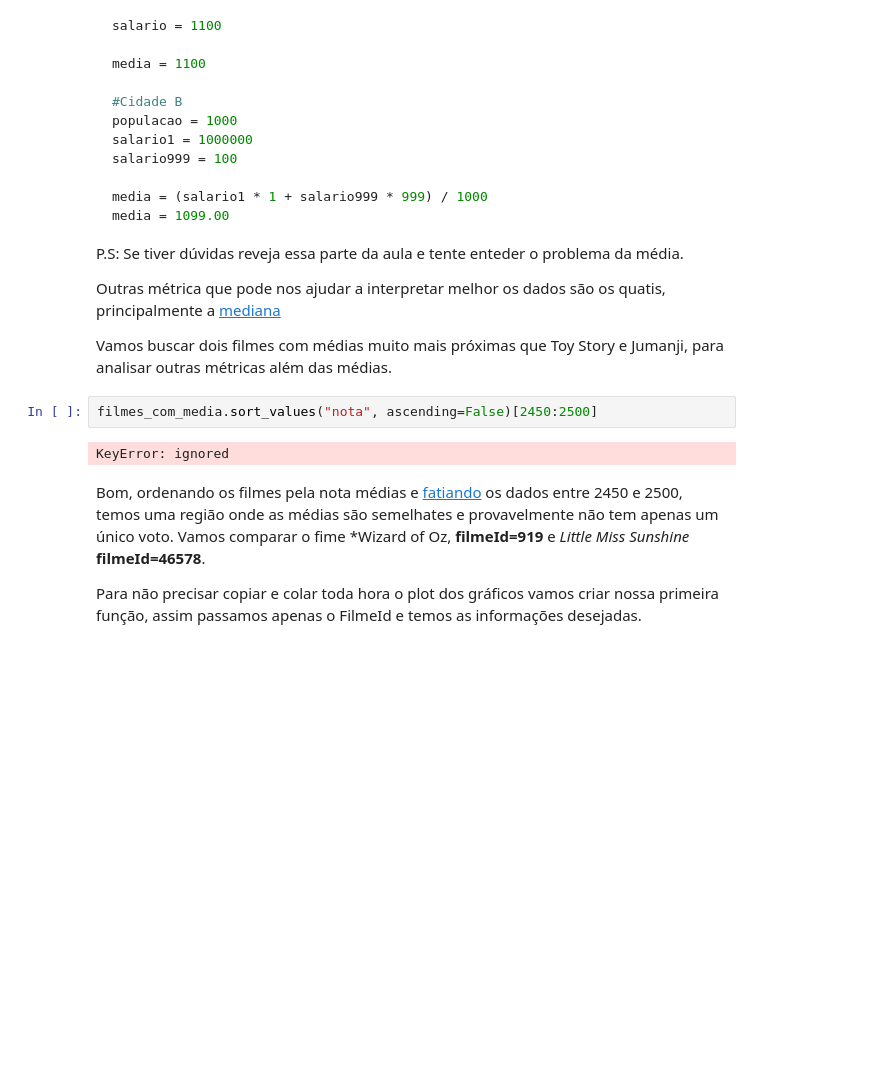
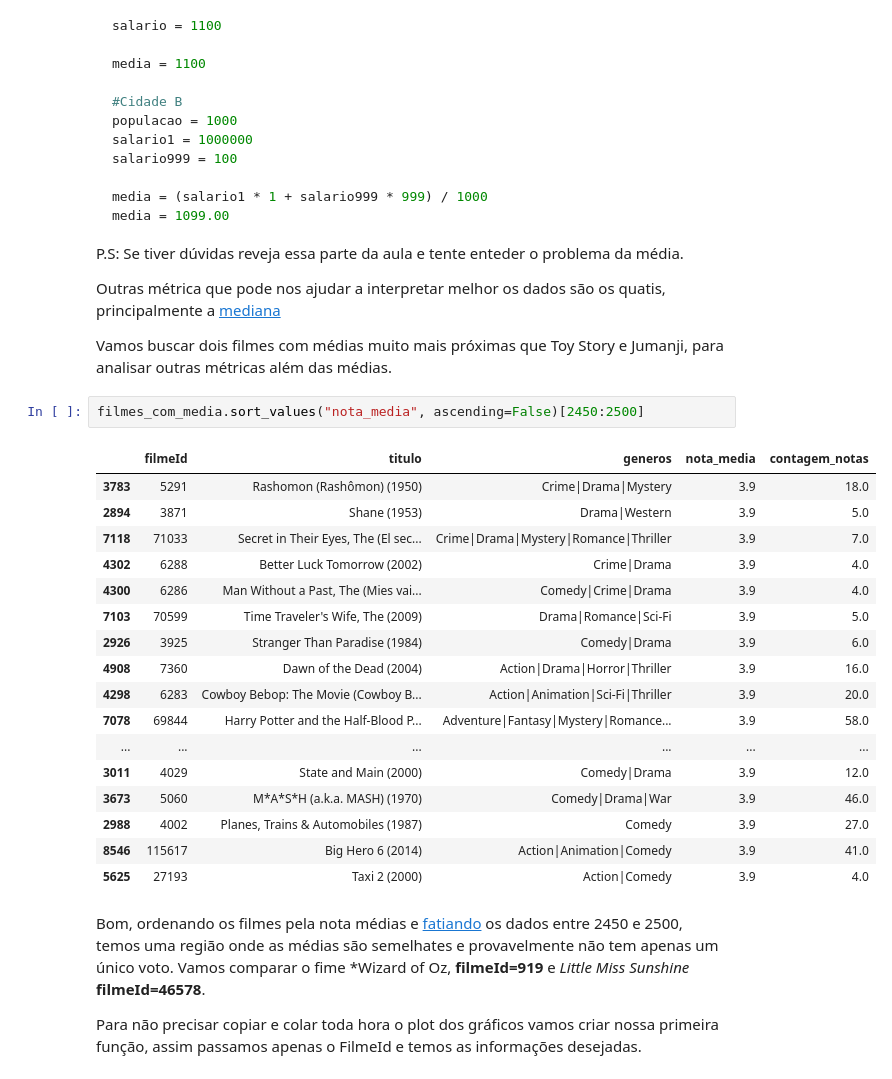
Before and after one commit to LucasDatilioCarderelli/-QuarentenaDados, a Jupyter notebook: _QuarentenaDados_Aula01_&_02_Lucas_D_C_.ipynb, the cells around one changed output. Cells and saved outputs as stored; diff of their text form; blank space fills up the shorter version.

```diff
--- a/_QuarentenaDados_Aula01_&_02_Lucas_D_C_.ipynb
+++ b/_QuarentenaDados_Aula01_&_02_Lucas_D_C_.ipynb
@@ -786,9 +786,25 @@ Outras métrica que pode nos ajudar a interpretar melhor os dados são os quatis
 
 Vamos buscar dois filmes com médias muito mais próximas que Toy Story e Jumanji, para analisar outras métricas além das médias.
 # %%
-filmes_com_media.sort_values("nota", ascending=False)[2450:2500]
+filmes_com_media.sort_values("nota_media", ascending=False)[2450:2500]
 # %% [output]
-KeyError: ignored
+|  | filmeId | titulo | generos | nota_media | contagem_notas |
+| 3783 | 5291 | Rashomon (Rashômon) (1950) | Crime|Drama|Mystery | 3.9 | 18.0 |
+| 2894 | 3871 | Shane (1953) | Drama|Western | 3.9 | 5.0 |
+| 7118 | 71033 | Secret in Their Eyes, The (El sec... | Crime|Drama|Mystery|Romance|Thriller | 3.9 | 7.0 |
+| 4302 | 6288 | Better Luck Tomorrow (2002) | Crime|Drama | 3.9 | 4.0 |
+| 4300 | 6286 | Man Without a Past, The (Mies vai... | Comedy|Crime|Drama | 3.9 | 4.0 |
+| 7103 | 70599 | Time Traveler's Wife, The (2009) | Drama|Romance|Sci-Fi | 3.9 | 5.0 |
+| 2926 | 3925 | Stranger Than Paradise (1984) | Comedy|Drama | 3.9 | 6.0 |
+| 4908 | 7360 | Dawn of the Dead (2004) | Action|Drama|Horror|Thriller | 3.9 | 16.0 |
+| 4298 | 6283 | Cowboy Bebop: The Movie (Cowboy B... | Action|Animation|Sci-Fi|Thriller | 3.9 | 20.0 |
+| 7078 | 69844 | Harry Potter and the Half-Blood P... | Adventure|Fantasy|Mystery|Romance... | 3.9 | 58.0 |
+| ... | ... | ... | ... | ... | ... |
+| 3011 | 4029 | State and Main (2000) | Comedy|Drama | 3.9 | 12.0 |
+| 3673 | 5060 | M*A*S*H (a.k.a. MASH) (1970) | Comedy|Drama|War | 3.9 | 46.0 |
+| 2988 | 4002 | Planes, Trains & Automobiles (1987) | Comedy | 3.9 | 27.0 |
+| 8546 | 115617 | Big Hero 6 (2014) | Action|Animation|Comedy | 3.9 | 41.0 |
+| 5625 | 27193 | Taxi 2 (2000) | Action|Comedy | 3.9 | 4.0 |
 # %% [markdown]
 Bom, ordenando os filmes pela nota médias e [fatiando](https://www.alura.com.br/artigos/listas-no-python) os dados entre 2450 e 2500, temos uma região onde as médias são semelhates e provavelmente não tem apenas um único voto. Vamos comparar o fime *Wizard of Oz, **filmeId=919** e *Little Miss Sunshine* **filmeId=46578**.
 
```
